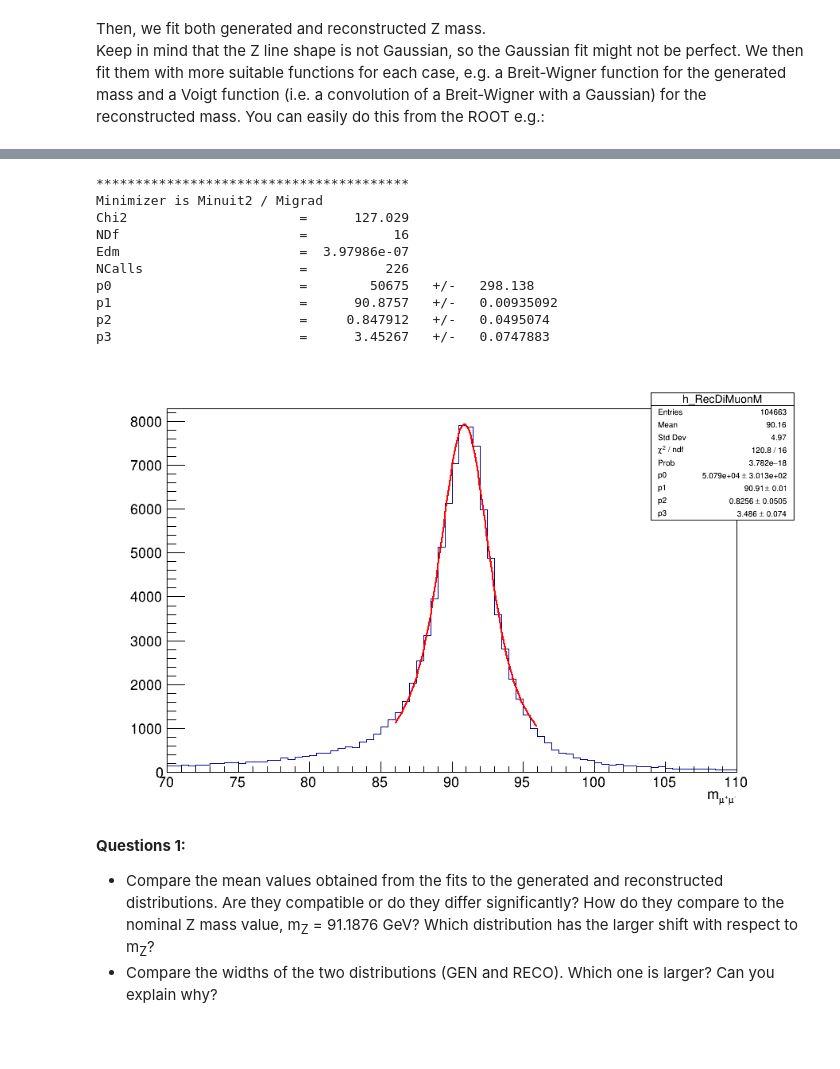
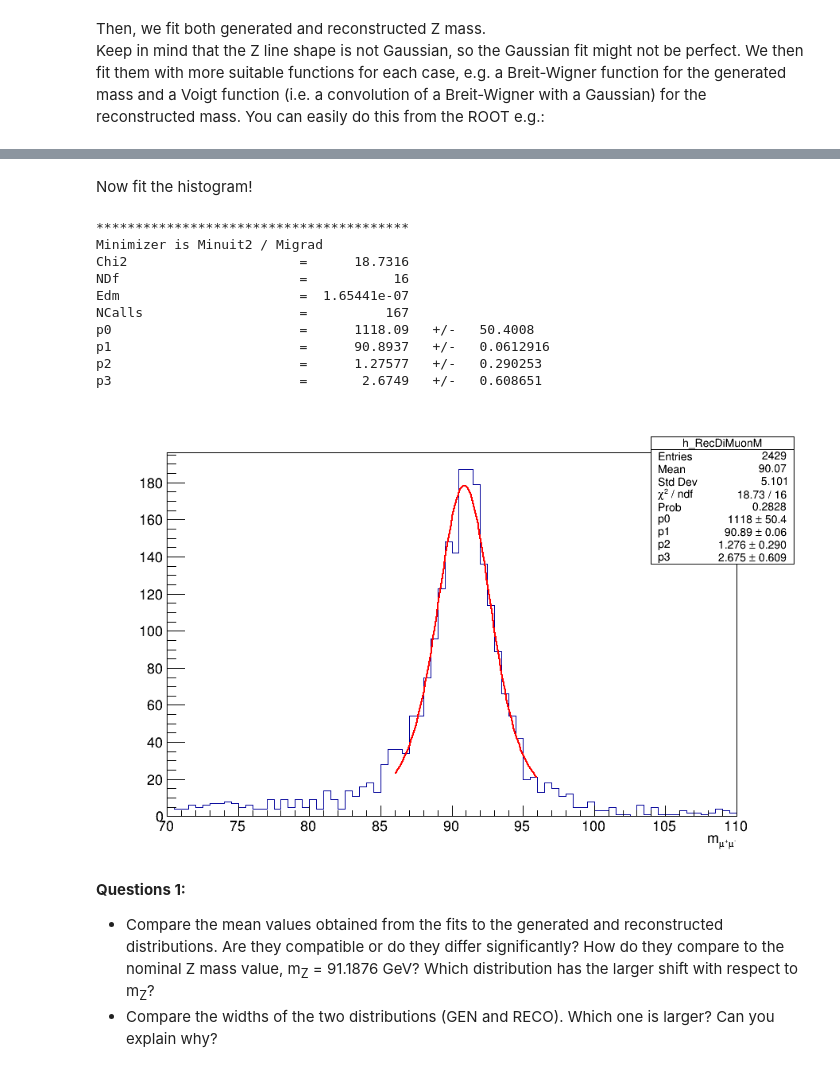
Before and after one commit to Christinaw97/MuonDAS2025, a Jupyter notebook: Exercise-2-Muon-momentum-scale-and-resolution-corrections.ipynb, the cells around one changed output, grey strips where cells are left out. Saved outputs shown, nothing was run; the diff lists cells and outputs as text; code cells hidden in the pictures; blank space fills up the shorter version.

```diff
--- a/Exercise-2-Muon-momentum-scale-and-resolution-corrections.ipynb
+++ b/Exercise-2-Muon-momentum-scale-and-resolution-corrections.ipynb
@@ -118,29 +162,24 @@ p2                        =      2.85096   +/-   0.0170487
+# %% [markdown]
+Now fit the histogram!
 # %%
-c2 = ROOT.TCanvas("recdimuonmass","",900,600)
-h_RecDiMuonM = ROOT.TH1F("h_RecDiMuonM",";m_{#mu^{+}#mu^{-}};",80,70,110)
-for m in dimuon_p4.mass:
-    h_RecDiMuonM.Fill(m)
-h_RecDiMuonM.Draw()
-c2.Draw()
 f1 = ROOT.TF1("f1", "[0]*TMath::Voigt(x-[1], [2], [3])", 86., 96.)
 f1.SetParameter(1, 91.1876)
 f1.SetParameter(3, 2.4952)
 h_RecDiMuonM.Fit("f1", "", "", 86., 96.)
 ROOT.gStyle.SetOptFit(1111)
 c2.Draw()
-#h_RecDiMuonM.Fit("gaus","","", 86., 96.)
 # %% [output]
 ****************************************
 Minimizer is Minuit2 / Migrad
-Chi2                      =      127.029
+Chi2                      =      18.7316
 NDf                       =           16
-Edm                       =  3.97986e-07
-NCalls                    =          226
-p0                        =        50675   +/-   298.138
-p1                        =      90.8757   +/-   0.00935092
-p2                        =     0.847912   +/-   0.0495074
-p3                        =      3.45267   +/-   0.0747883
+Edm                       =  1.65441e-07
+NCalls                    =          167
+p0                        =      1118.09   +/-   50.4008
+p1                        =      90.8937   +/-   0.0612916
+p2                        =      1.27577   +/-   0.290253
+p3                        =       2.6749   +/-   0.608651
-[figure, old version]
+[figure, new version]
 # %% [markdown]
 **Questions 1:**
    * Compare the mean values obtained from the fits to the generated and reconstructed distributions. Are they compatible or do they differ significantly? How do they compare to the nominal Z mass value, m<sub>Z</sub> = 91.1876 GeV? Which distribution has the larger shift with respect to m<sub>Z</sub>?
```
Also changed, not shown: parts of 60 cells of this notebook, 6 other files.
